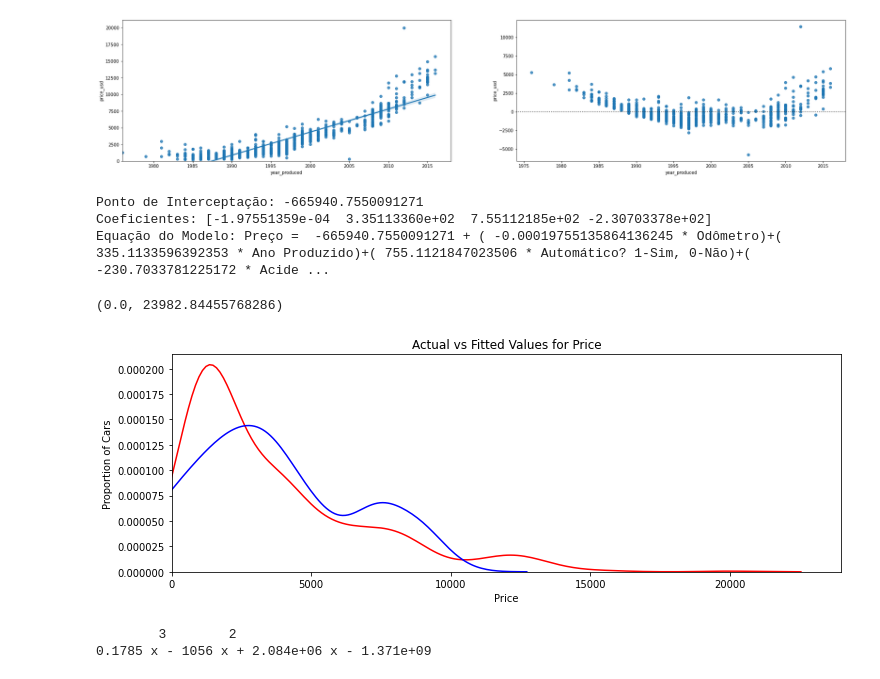
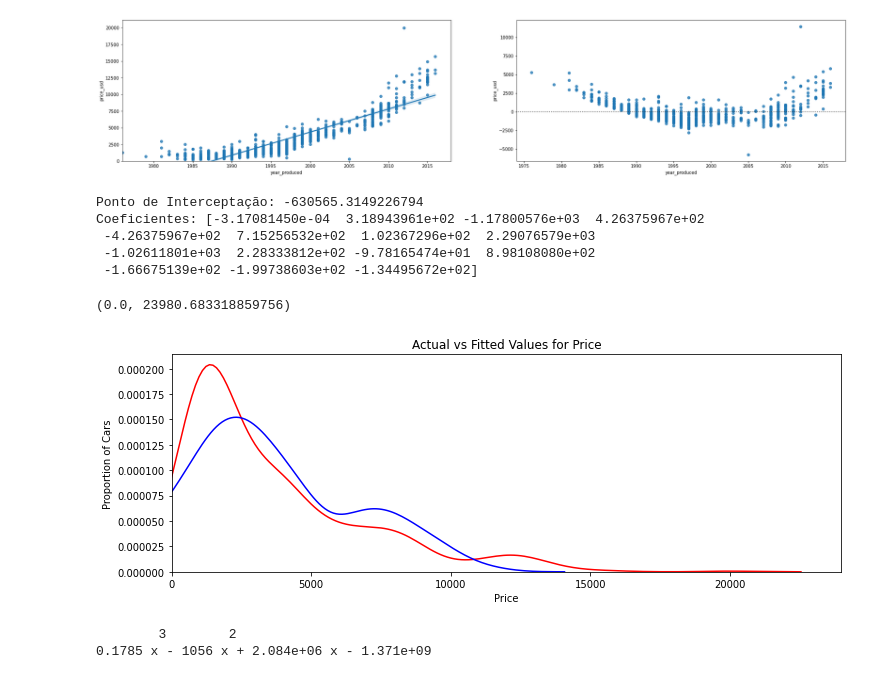
Before and after one commit to grtfreitas/PredictiveModelingRegression, a Jupyter notebook: PredictiveModelingRegression.ipynb, the cells around one changed output. Drawn from its saved outputs; the diff is of its cells as text; code cells hidden in the pictures.

```diff
--- a/PredictiveModelingRegression.ipynb
+++ b/PredictiveModelingRegression.ipynb
@@ -62,4 +61,4 @@ def Dummies(df,column):
     return pd.concat([df, pd.get_dummies(df[column])],axis=1).drop(column,axis=1)
 # %%
 #transform all non numeric columns to dummies
-cardf = Dummies(basedf,['transmission','state','engine_fuel','drivetrain','color'])
+cardf = Dummies(data,['transmission','state','engine_fuel','drivetrain','color'])
@@ -84,16 +67,22 @@ cardf
 # %%
 #Vamos Analisar a significância estatística das variáveis em comparação com o preço (price_usd).
 #Neste projeto, p < 0.05 é definido como estatisticamente significante, ou seja, uma confiança de >95% de que a correlação entre os dados é significante, e não uma coincidência.
-##adapt to move price column to end and remove from loop
-##adapt to create table as result
-def CoefPearson(df):
+#Pipeline?
+def CoefPearson(df,target):
     lcoef = []
     lp = []
     for x in list(df.columns):
-        coef, p = stats.pearsonr(df[x],Y)
+        coef, p = stats.pearsonr(df[x],df[target])
         lcoef.append(round(coef,2))
         lp.append(round(p,2))
-    return pd.DataFrame(lcoef).merge(pd.DataFrame(lp),on=df.columns).rename(columns={'key_0':'Independent Var','0_x':'PearsonCoef','0_y':'P-Value'}).drop([0]).reset_index(drop=True)
+    return pd.DataFrame(lcoef).merge(pd.DataFrame(lp),on=df.columns).rename(columns={'key_0':'IndependentVar','0_x':'PearsonCoef','0_y':'P-Value'}).drop([0]).reset_index(drop=True)
 
-def FilterP(df):
+def FilterP(df,plimit):
     return df[df['P-Value'] <= 0.05].reset_index(drop=True)
+
+def ListP(df,plimit):
+    df = FilterP(df,plimit)
+    return list(df['IndependentVar'])
+
+def ListMaxAbsCoef(df):
+    return list(df.loc[df['PearsonCoef'].abs().idxmax()])
@@ -167,13 +128,15 @@ Name: 1, dtype: object
 # %%
 #Regressão Linear Simples + Residual Plot
 #define x and X as the best absolute pearson coef
+xSLR = ListMaxAbsCoef(FilterP(CoefPearson(cardf,Y),0.05))
+TargetVar = cardf[Y]
 lm = LinearRegression()
-x = cardf['year_produced']
-X = cardf[['year_produced']]
-lm.fit(X,Y)
+x = cardf[xSLR[0]]
+X = cardf[[xSLR[0]]]
+lm.fit(X,TargetVar)
 fig, axs = plt.subplots(ncols=2, figsize=(30,6))
-ax0 = sns.regplot(x=X,y=Y,data=cardf,ax=axs[0])
-ax1 = sns.residplot(x=X,y=Y,data=cardf,ax=axs[1])
+ax0 = sns.regplot(x=X,y=TargetVar,data=cardf,ax=axs[0])
+ax1 = sns.residplot(x=X,y=TargetVar,data=cardf,ax=axs[1])
 ax0.set_ylim(0,)
 ax0.set_xlim(x.min(),)
 print('Model Equation: Predicted Price =',lm.intercept_,'+ (',float(lm.coef_),'*','Year Produced)')
@@ -184,28 +147,30 @@ Model Equation: Predicted Price = -687740.0671526314 + ( 346.0436035430563 * Yea
 # %%
 #Regressão Linear Múltipla
 lm1 = LinearRegression()
-Z = cardf[['odometer_value','year_produced', 'transmission_automatic','state_emergency']] #adapt to get all but price
-lm1.fit(Z,Y)
+Z = cardf[ListP(CoefPearson(cardf,Y),0.05)] #reduce number?
+lm1.fit(Z,TargetVar)
 print("Ponto de Interceptação:",lm1.intercept_)
 print("Coeficientes:",lm1.coef_)
-print('Equação do Modelo: Preço = ',lm1.intercept_,'+ (',lm1.coef_[0],'*','Odômetro)+(',lm1.coef_[1],'*','Ano Produzido)+(',lm1.coef_[2],'*','Automático? 1-Sim, 0-Não)+(',lm1.coef_[3],'*','Acidentes? 1-Sim, 0-Não)')
+#print('Equação do Modelo: Preço = ',lm1.intercept_,'+ (',lm1.coef_[0],'*','Odômetro)+(',lm1.coef_[1],'*','Ano Produzido)+(',lm1.coef_[2],'*','Automático? 1-Sim, 0-Não)+(',lm1.coef_[3],'*','Acidentes? 1-Sim, 0-Não)')
 # %% [output]
-Ponto de Interceptação: -665940.7550091271
-Coeficientes: [-1.97551359e-04  3.35113360e+02  7.55112185e+02 -2.30703378e+02]
-Equação do Modelo: Preço =  -665940.7550091271 + ( -0.00019755135864136245 * Odômetro)+( 335.1133596392353 * Ano Produzido)+( 755.1121847023506 * Automático? 1-Sim, 0-Não)+( -230.7033781225172 * Acide ...
+Ponto de Interceptação: -630565.3149226794
+Coeficientes: [-3.17081450e-04  3.18943961e+02 -1.17800576e+03  4.26375967e+02
+ -4.26375967e+02  7.15256532e+02  1.02367296e+02  2.29076579e+03
+ -1.02611801e+03  2.28333812e+02 -9.78165474e+01  8.98108080e+02
+ -1.66675139e+02 -1.99738603e+02 -1.34495672e+02]
 # %%
 Y_hat = lm1.predict(Z)
 plt.figure(figsize=(12,4))
-ax1 = sns.kdeplot(Y, color="r", label="Actual Value")
+ax1 = sns.kdeplot(TargetVar, color="r", label="Actual Value")
 sns.kdeplot(Y_hat, color="b", label="Fitted Values", ax=ax1)
 
 plt.title('Actual vs Fitted Values for Price')
 plt.xlabel('Price')
 plt.ylabel('Proportion of Cars')
 plt.xlim(0,)
 # %% [output]
-(0.0, 23982.84455768286)
+(0.0, 23980.683318859756)
-[figure, old version]
+[figure, new version]
 # %%
 #Regressao Polinomial
 def PlotPolly(model, X, Y):
```
Also changed, not shown: parts of 13 cells of this notebook.
